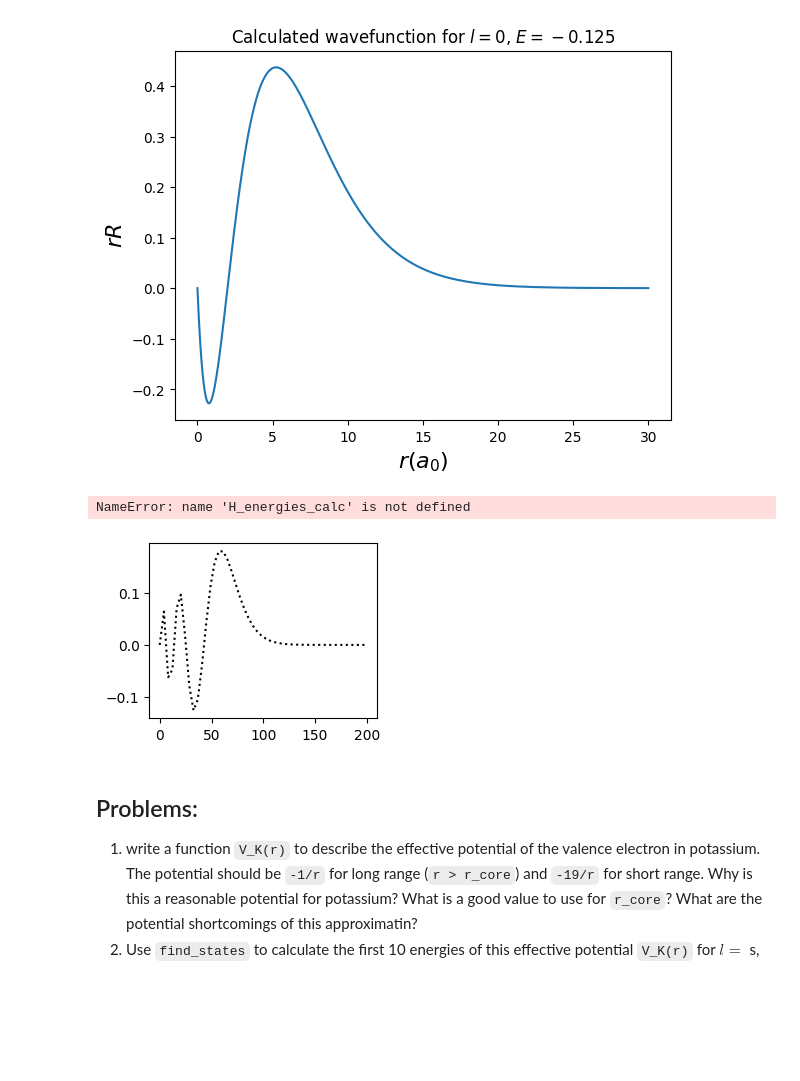
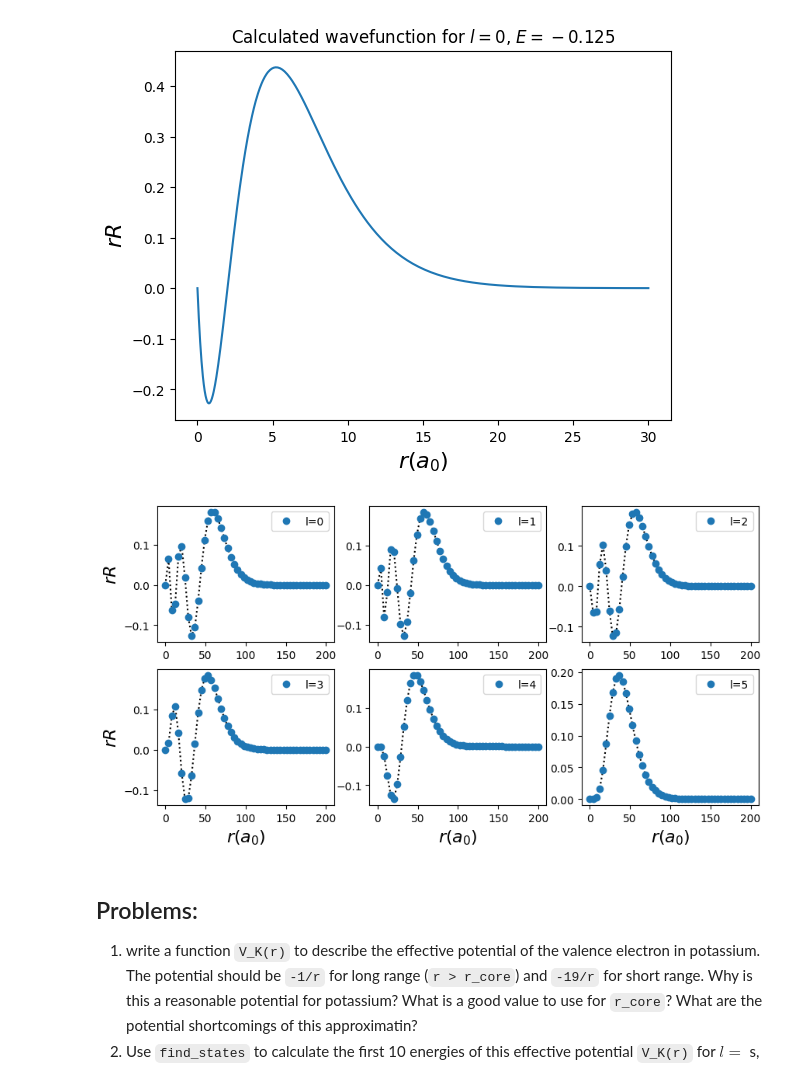
Before and after one commit to mgrau/phys411, a Jupyter notebook: Homework 6.ipynb, the cells around one changed output. Cells and saved outputs as stored; diff of their text form; code cells hidden in the pictures; blank space fills up the shorter version.

```diff
--- a/Homework 6.ipynb
+++ b/Homework 6.ipynb
@@ -163,18 +163,17 @@ Text(0, 0.5, '$r R$')
 # %%
 r = np.linspace(0, 200)
 plt.figure(figsize=(10,5))
 for l in range(6):
     plt.subplot(2,3,l+1)
     plt.plot(r, r*R(r, n=6, l=l), 'k:')
-    plt.plot(r, r*R_calc(r, V, l=l, energy=H_energies_calc[6-1]), 'o', label=f'l={l}')
+    plt.plot(r, r*R_calc(r, V, l=l, energy=H_calc[6-1]), 'o', label=f'l={l}')
     if l>2:
         plt.xlabel('$r (a_0)$', fontsize=16)
     if not l%3:
         plt.ylabel('$r R$', fontsize=16)
     plt.legend()
 # %% [output]
-NameError: name 'H_energies_calc' is not defined
-[figure, old version]
+[figure, new version]
 # %% [markdown]
 ## Problems:
 1. write a function `V_K(r)` to describe the effective potential of the valence electron in potassium. The potential should be `-1/r` for long range (`r > r_core`) and `-19/r` for short range. Why is this a reasonable potential for potassium? What is a good value to use for `r_core`? What are the potential shortcomings of this approximatin?
```
